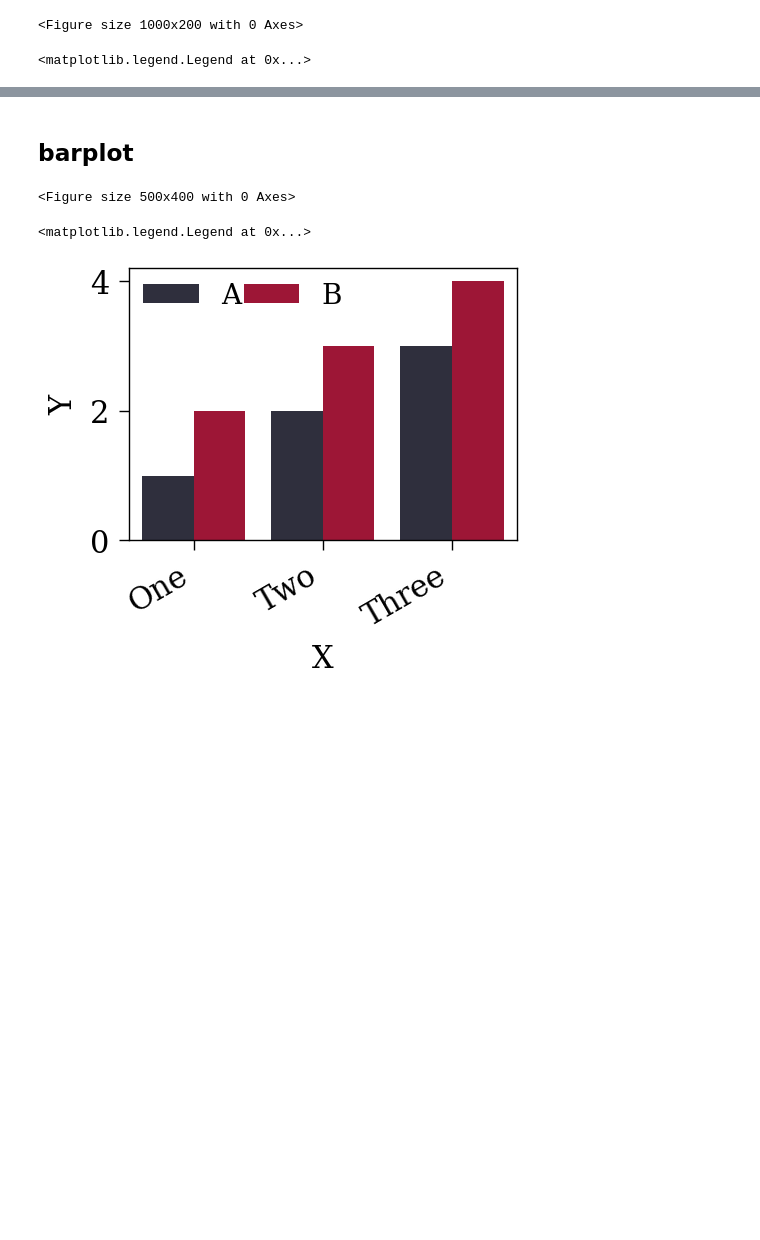
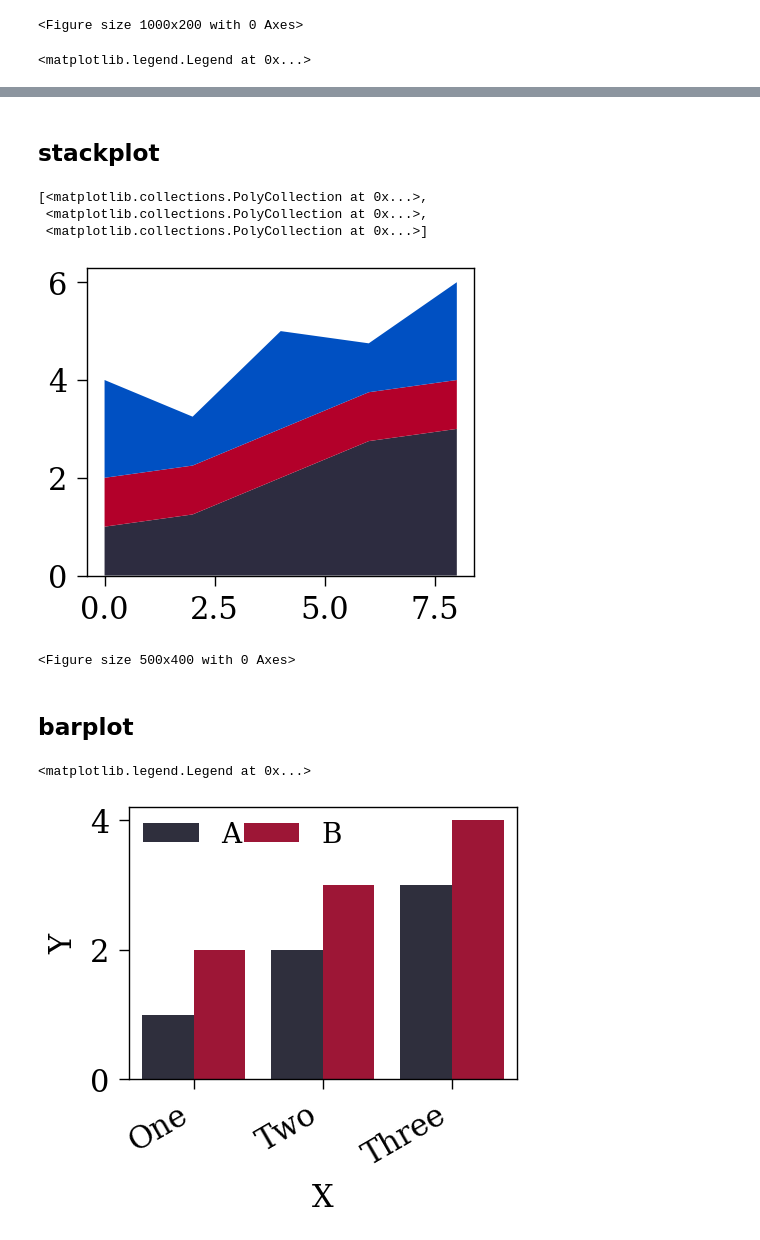
Before and after one commit to MTandHJ/freeplot, a Jupyter notebook: gallery.ipynb, the cells around one changed output, grey strips where cells are left out. Cells and saved outputs as stored; diff of their text form; code cells hidden in the pictures; blank space fills up the shorter version.

Commit message:
add stackplot

```diff
--- a/gallery.ipynb
+++ b/gallery.ipynb
@@ -42,9 +42,24 @@ fp.fig
+# %% [markdown]
+## stackplot
+# %%
+x = np.arange(0, 10, 2)
+ay = [1, 1.25, 2, 2.75, 3]
+by = [1, 1, 1, 1, 1]
+cy = [2, 1, 2, 1, 2]
+y = np.vstack([ay, by, cy])
+fp = FreePlot()
+fp.stackplot(x, y, index=(0, 0), style='stack')
+# %% [output]
+[<matplotlib.collections.PolyCollection at 0x...>,
+ <matplotlib.collections.PolyCollection at 0x...>,
+ <matplotlib.collections.PolyCollection at 0x...>]
+[figure, added]
+# %%
+fp = FreePlot((1, 1), titles=("Bar Demo",), dpi=200)
+# %% [output]
+<Figure size 500x400 with 0 Axes>
 # %% [markdown]
 ## barplot
-# %%
-fp = FreePlot((1, 1), titles=("Bar Demo",), dpi=200)
-# %% [output]
-<Figure size 500x400 with 0 Axes>
 # %%
 
 A = [1., 2., 3.]
```
Also changed, not shown: parts of 5 cells of this notebook, 6 other files.
